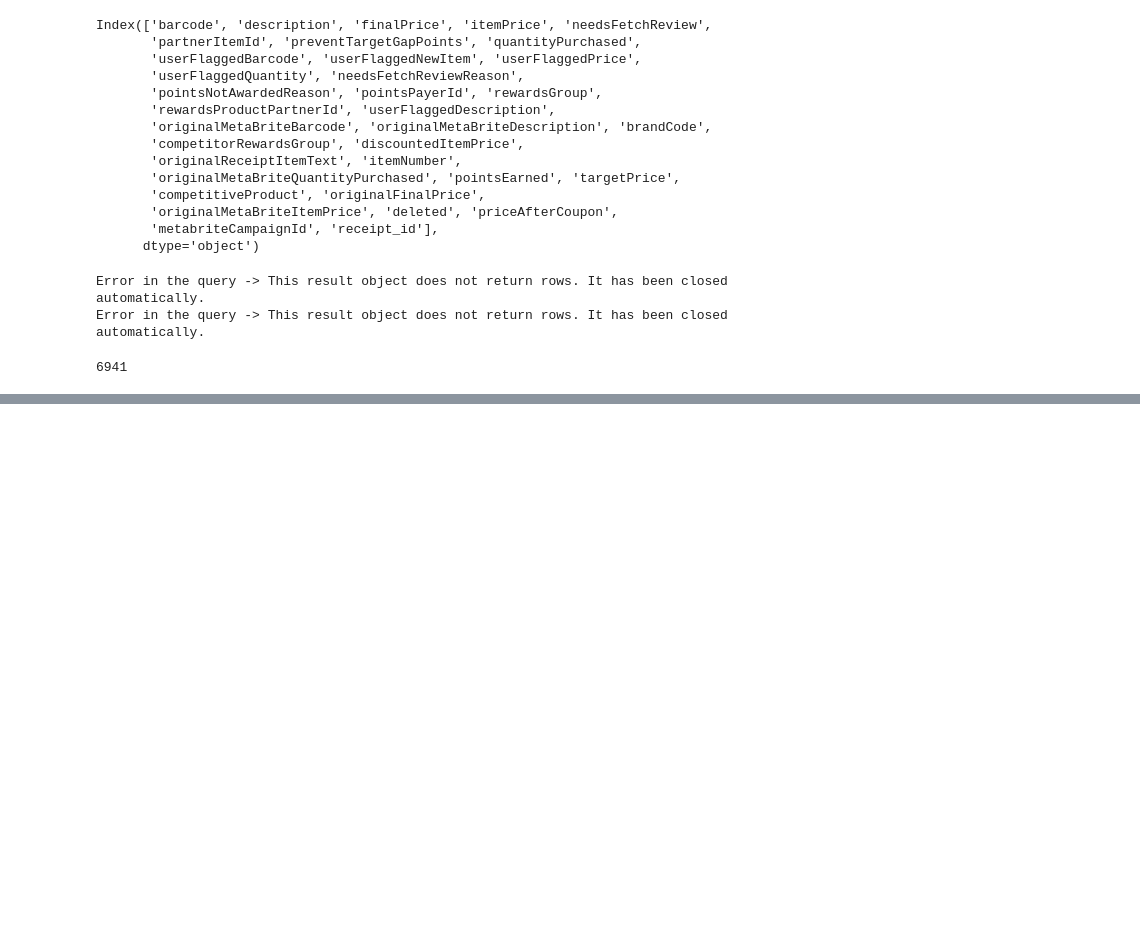
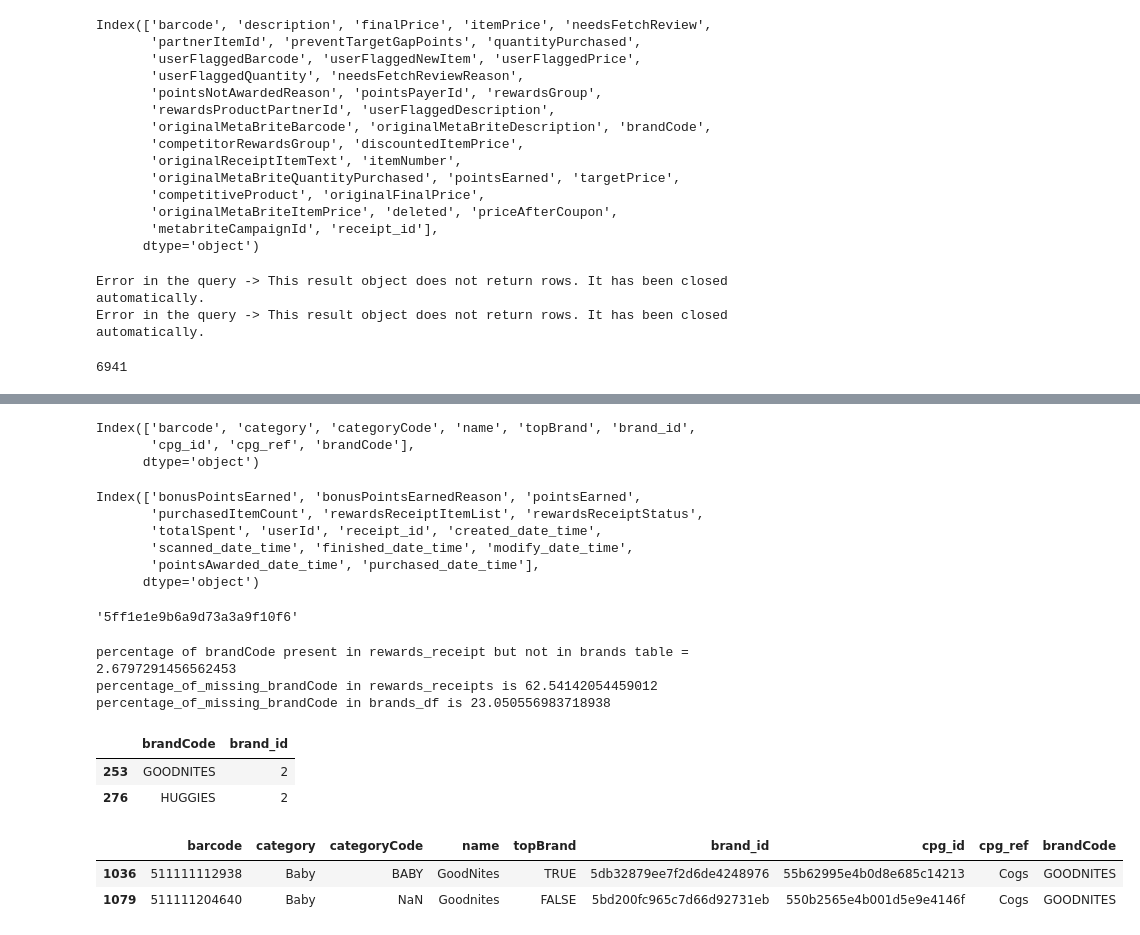
Before and after one commit to AmarthyaK/Fetch_take_home_Amarthya, a Jupyter notebook: Data_quality_checks_and MYSQL_load.ipynb, the cells around one changed output, grey strips where cells are left out. Cells and saved outputs as stored; diff of their text form; code cells hidden in the pictures; blank space fills up the shorter version.

```diff
--- a/Data_quality_checks_and MYSQL_load.ipynb
+++ b/Data_quality_checks_and MYSQL_load.ipynb
@@ -1412,0 +1500,58 @@ receipts_df[receipts_df['scan_check'] == '2021-03'].head()
+# %%
+brands_df.columns
+# %% [output]
+Index(['barcode', 'category', 'categoryCode', 'name', 'topBrand', 'brand_id',
+       'cpg_id', 'cpg_ref', 'brandCode'],
+      dtype='object')
+# %%
+receipts_df.columns
+# %% [output]
+Index(['bonusPointsEarned', 'bonusPointsEarnedReason', 'pointsEarned',
+       'purchasedItemCount', 'rewardsReceiptItemList', 'rewardsReceiptStatus',
+       'totalSpent', 'userId', 'receipt_id', 'created_date_time',
+       'scanned_date_time', 'finished_date_time', 'modify_date_time',
+       'pointsAwarded_date_time', 'purchased_date_time'],
+      dtype='object')
+# %%
+###Checking for Missing user ids
+
+user_id_in_receipts_df = list(receipts_df['userId'].unique())
+user_id_in_users_df = list(users_df_no_duplicates['user_id'].unique())
+
+missing_user_id = [x for x in user_id_in_receipts_df if x not in user_id_in_users_df]
+len(missing_user_id)
+missing_user_id[1]
+
+##117 missing user_ids in user_id table
+# %% [output]
+'5ff1e1e9b6a9d73a3a9f10f6'
+# %%
+###Checking for missing columns to establish a foreign key between brands and rewards_receipts_df
+
+column = 'brandCode'
+column_in_rewards_receipts_df = list(rewards_receipts_df[column].unique())
+column_in_brands_df = list(brands_df[column].unique())
+missing_column = [x for x in column_in_rewards_receipts_df if x not in column_in_brands_df]
+print(f'percentage of {column} present in rewards_receipt but not in brands table = {100*len(missing_column)/rewards_receipts_df.shape[0]}')
+percentage_of_missing_column = 100*rewards_receipts_df[column].isna().sum()/rewards_receipts_df.shape[0]
+print(f'percentage_of_missing_{column} in rewards_receipts is {percentage_of_missing_column}')
+percentage_of_missing_column = 100*brands_df[column].isna().sum()/brands_df.shape[0]
+print(f'percentage_of_missing_{column} in brands_df is {percentage_of_missing_column}')
+# %% [output]
+percentage of brandCode present in rewards_receipt but not in brands table = 2.6797291456562453
+percentage_of_missing_brandCode in rewards_receipts is 62.54142054459012
+percentage_of_missing_brandCode in brands_df is 23.050556983718938
+# %%
+###is brandcode a unique identifier?
+check = brands_df.groupby('brandCode').agg({'brand_id':'count'}).reset_index().sort_values(by = 'brand_id',ascending = False)
+check[check['brand_id']>1]
+# %% [output]
+|  | brandCode | brand_id |
+| 253 | GOODNITES | 2 |
+| 276 | HUGGIES | 2 |
+# %%
+brands_df[brands_df['brandCode'] == 'GOODNITES']
+# %% [output]
+|  | barcode | category | categoryCode | name | topBrand | brand_id | cpg_id | cpg_ref | brandCode |
+| 1036 | 511111112938 | Baby | BABY | GoodNites | TRUE | 5db32879ee7f2d6de4248976 | 55b62995e4b0d8e685c14213 | Cogs | GOODNITES |
+| 1079 | 511111204640 | Baby | NaN | Goodnites | FALSE | 5bd200fc965c7d66d92731eb | 550b2565e4b001d5e9e4146f | Cogs | GOODNITES |
```
Also changed, not shown: parts of 44 cells of this notebook, 8 other files.
